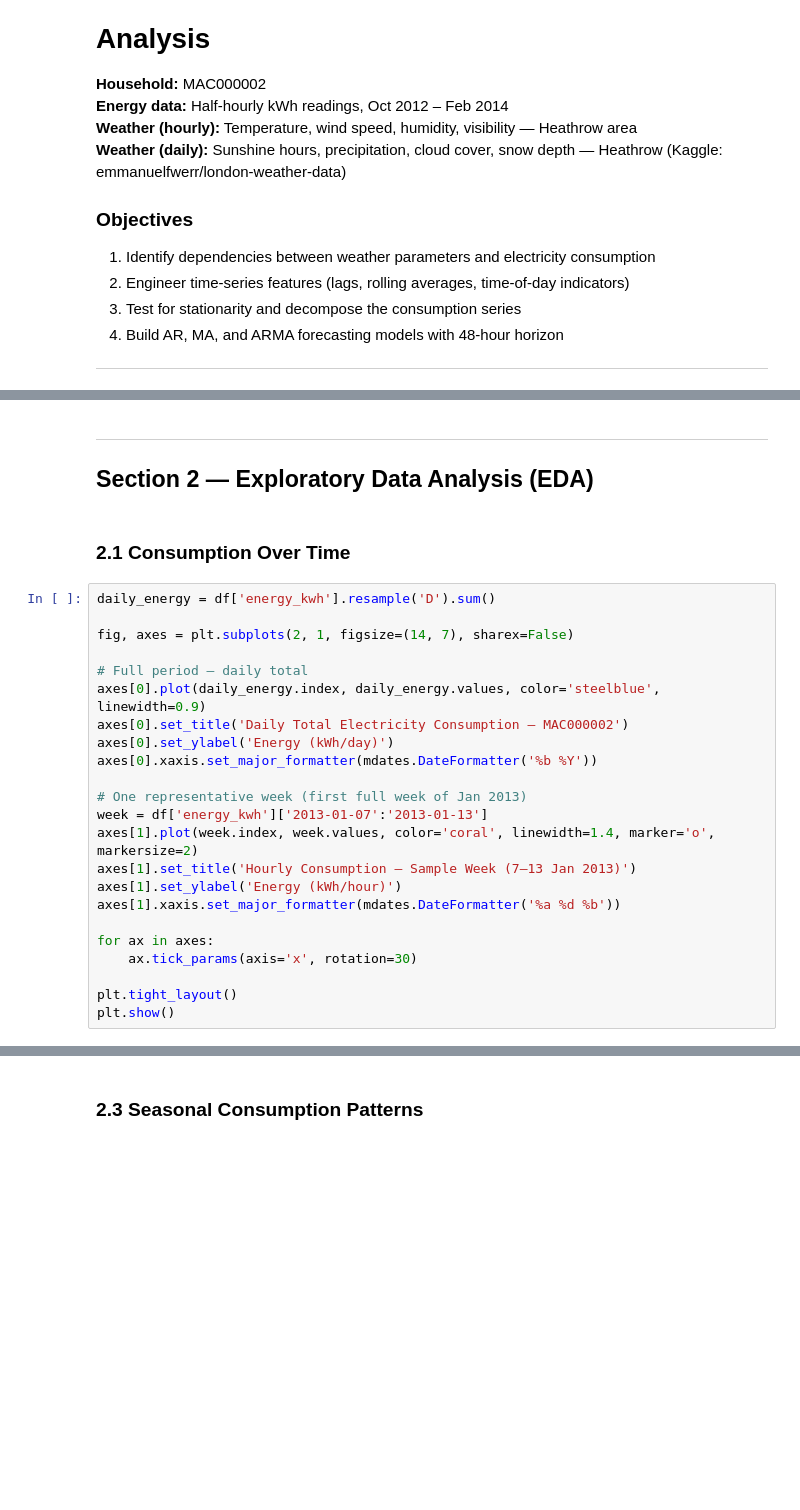
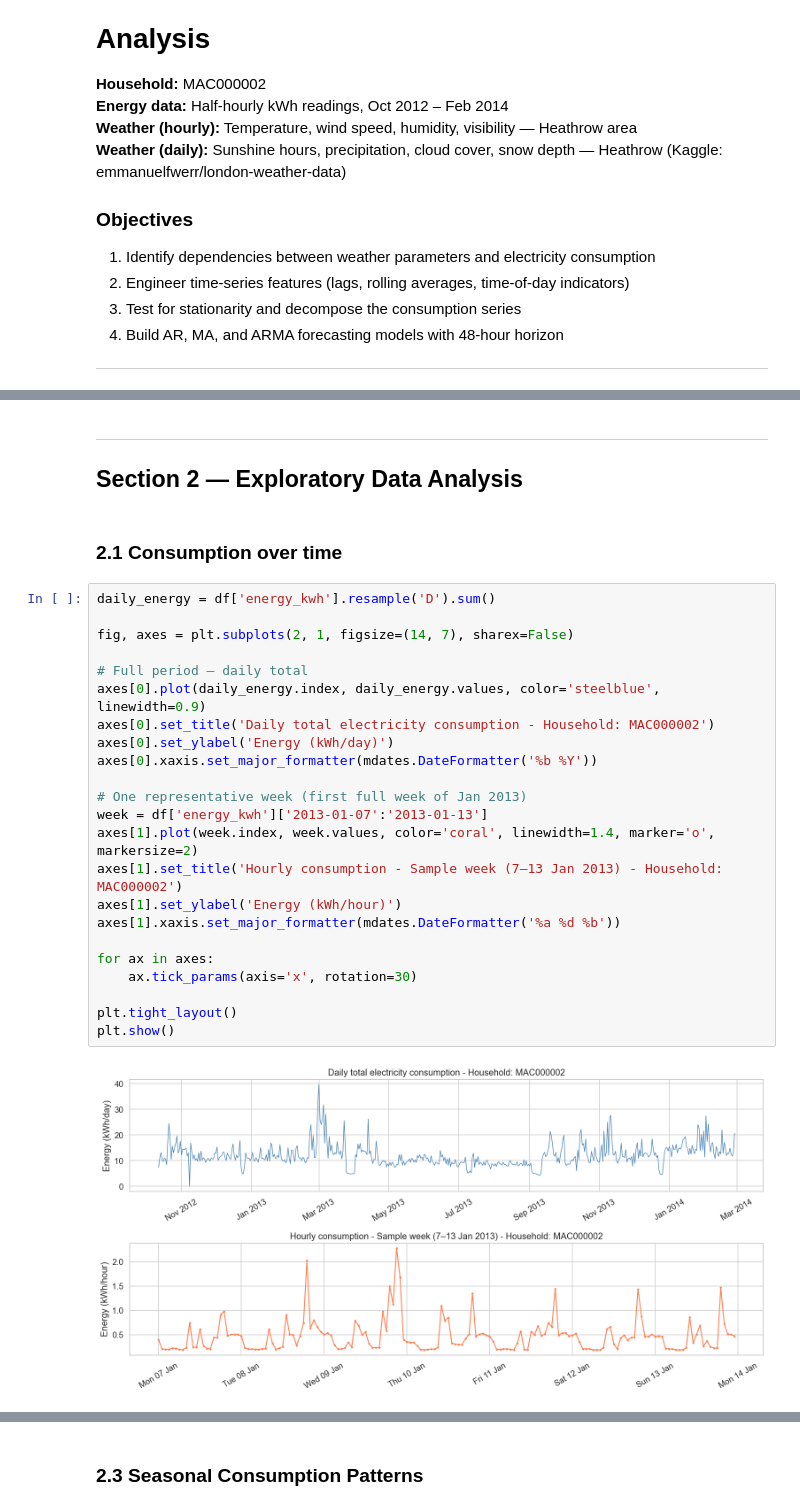
Before and after one commit to tersor/dat803, a Jupyter notebook: delivery03-exam-london/analysis.ipynb, the cells around one changed output, grey strips where cells are left out. Saved outputs shown, nothing was run; the diff lists cells and outputs as text; blank space fills up the shorter version.

```diff
--- a/delivery03-exam-london/analysis.ipynb
+++ b/delivery03-exam-london/analysis.ipynb
@@ -154,29 +236,31 @@ df.describe().round(3)
 # %% [markdown]
 ---
-## Section 2 — Exploratory Data Analysis (EDA)
+## Section 2 — Exploratory Data Analysis
 # %% [markdown]
-### 2.1 Consumption Over Time
+### 2.1 Consumption over time
 # %%
 daily_energy = df['energy_kwh'].resample('D').sum()
 
 fig, axes = plt.subplots(2, 1, figsize=(14, 7), sharex=False)
 
 # Full period — daily total
 axes[0].plot(daily_energy.index, daily_energy.values, color='steelblue', linewidth=0.9)
-axes[0].set_title('Daily Total Electricity Consumption — MAC000002')
+axes[0].set_title('Daily total electricity consumption - Household: MAC000002')
 axes[0].set_ylabel('Energy (kWh/day)')
 axes[0].xaxis.set_major_formatter(mdates.DateFormatter('%b %Y'))
 
 # One representative week (first full week of Jan 2013)
 week = df['energy_kwh']['2013-01-07':'2013-01-13']
 axes[1].plot(week.index, week.values, color='coral', linewidth=1.4, marker='o', markersize=2)
-axes[1].set_title('Hourly Consumption — Sample Week (7–13 Jan 2013)')
+axes[1].set_title('Hourly consumption - Sample week (7–13 Jan 2013) - Household: MAC000002')
 axes[1].set_ylabel('Energy (kWh/hour)')
 axes[1].xaxis.set_major_formatter(mdates.DateFormatter('%a %d %b'))
 
 for ax in axes:
     ax.tick_params(axis='x', rotation=30)
 
 plt.tight_layout()
 plt.show()
+# %% [output]
+[figure, added]
 # %% [markdown]
```
Also changed, not shown: parts of 46 cells of this notebook.
